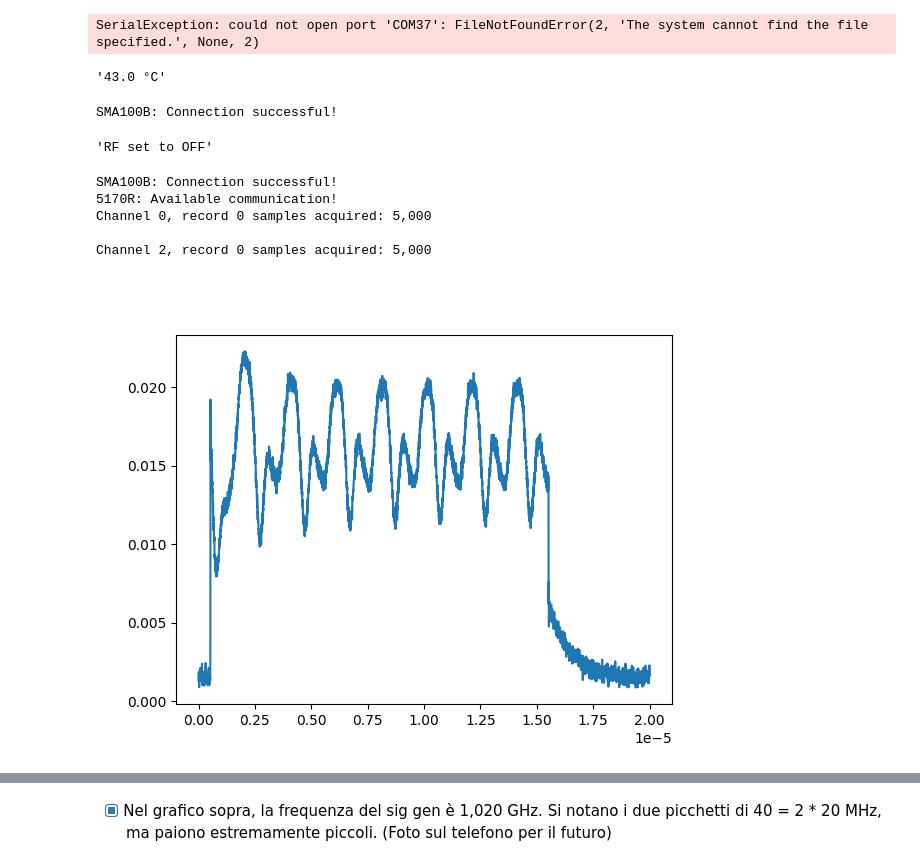
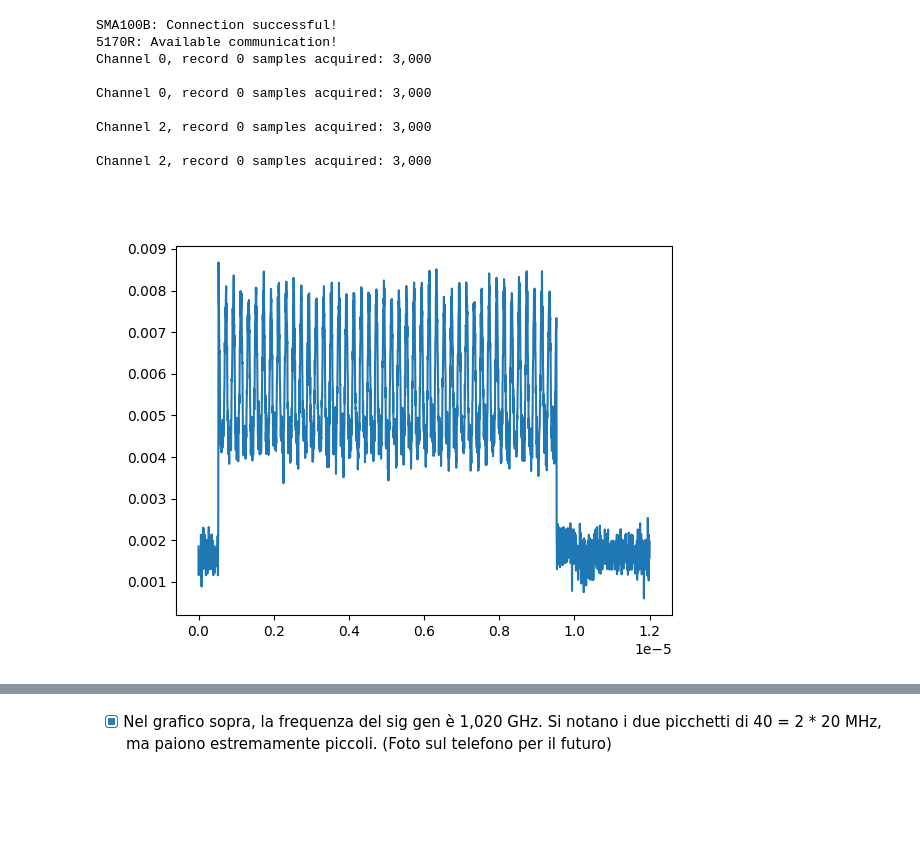
Before and after one commit to biqute/QTLab2324, a Jupyter notebook: PAandQubit/Actual_Work/IQMixer.ipynb, the cells around one changed output, grey strips where cells are left out. Drawn from its saved outputs; the diff is of its cells as text; code cells hidden in the pictures; blank space fills up the shorter version.

```diff
--- a/PAandQubit/Actual_Work/IQMixer.ipynb
+++ b/PAandQubit/Actual_Work/IQMixer.ipynb
@@ -22,50 +22,17 @@ from Card_Class import *
 
 import FSL_0010
 
-fsl = FSL_0010.FSL10_synthesizer(device_address='COM37')
+fsl = FSL_0010.FSL10_synthesizer(device_address='COM31')
-# %% [output]
-SerialException: could not open port 'COM37': FileNotFoundError(2, 'The system cannot find the file specified.', None, 2)
-# %%
-fsl.get_temp()
-# %% [output]
-'43.0 °C'
-# %%
-# SMA100B
-ip              = '192.168.40.15'
-sGen            = RS_SMA100B.SMA100B(ip)
-sGen.reset()
-sGen.clear()
-sGen.RF_freq(1.020E9)
-sGen.RF_lvl_ampl(-5)
-sGen.RF_state(1)
-
-
-
-
-
-
-
-# senza attenuazione: -40dBm
-#
-# Model No.	    Range	            Resolution	    Switching Speed	    RF Output	        10 kHz Phase Noise	    Spurious
-# FSL-0010	    0.65 to 10 GHz	    0.001 Hz	    100 μs	            +15 dBm min.	    -117 dBc/Hz @ 10 GHz	-70 dBc
-# %% [output]
-SMA100B: Connection successful!
-# %%
-sGen.RF_state(0)
-fsl.set_output('OFF')
-# %% [output]
-'RF set to OFF'
 # %%
 ip              = '192.168.40.15'            # Set IP address of the device
 Card_Name       = 'PXI1Slot3'
 sGen            = RS_SMA100B.SMA100B(ip)
 pxie            = PXIe5170R(Card_Name)
 
-k = 5           # coefficiente per prendere k*1000 punti con la scheda, dunque devo aumentare la pulse width e period
+k = 3           # coefficiente per prendere k*1000 punti con la scheda, dunque devo aumentare la pulse width e period
 
-pulse_freq      = 1.0005e9
-amplitude       = -1                          # Set the amplitude of the signal in dBm
+pulse_freq      = 1.005e9
+amplitude       = -11                          # Set the amplitude of the signal in dBm
 sample_rate     = 250e6 # Maximum Value: 250.0e6
 pulse_width     = k*3e-6   # min 5ns
 pulse_delay     = 0
@@ -112,35 +79,47 @@ with ni.Session("PXI1Slot3") as session: # Name of the device
     session.configure_horizontal_timing(
         min_sample_rate     = 250e6,
         min_num_pts         = int(1000*k),
         ref_position        = 0,
         num_records         = 1,
         enforce_realtime    = True
         )
 
     session.configure_trigger_digital(
         trigger_source      = 'VAL_PFI_0',
         slope               = ni.TriggerSlope.POSITIVE,
         holdoff             = 0,
         delay               = 0
         )
 
     with session.initiate():
         waveforms = session.channels[0, 2].fetch()
+        #waveforms = session.channels[0].fetch()
     for wfm in waveforms:
+        print('Channel {0}, record {1} samples acquired: {2:,}\n'.format(wfm.channel, wfm.record, len(wfm.samples)))
         print('Channel {0}, record {1} samples acquired: {2:,}\n'.format(wfm.channel, wfm.record, len(wfm.samples)))
 
 fsl.set_output('OFF')
+sGen.pul_state(0)
+sGen.RF_state(0)
 
-a = waveforms[0].samples.tolist()
-b = waveforms[1].samples.tolist()
+a = np.array(waveforms[0].samples.tolist())
+b = np.array(waveforms[1].samples.tolist())
+
+
 plt.figure()
 #plt.plot(np.arange(len(a))/250e6, 20*np.log10(np.array(a)**2 + np.array(b)**2))
 plt.plot(np.arange(len(a))/250e6, np.sqrt(np.array(a)**2 + np.array(b)**2))
+#plt.plot(np.arange(len(a))/250e6, np.arctan(np.array(b)/np.array(a)))
+#plt.plot(np.arange(len(a))/250e6, np.array(a))
 plt.show()
 # %% [output]
 SMA100B: Connection successful!
 5170R: Available communication!
-Channel 0, record 0 samples acquired: 5,000
+Channel 0, record 0 samples acquired: 3,000
 
-Channel 2, record 0 samples acquired: 5,000
+Channel 0, record 0 samples acquired: 3,000
+
+Channel 2, record 0 samples acquired: 3,000
+
+Channel 2, record 0 samples acquired: 3,000
-[figure, old version]
+[figure, new version]
```
Also changed, not shown: parts of 10 cells of this notebook.
